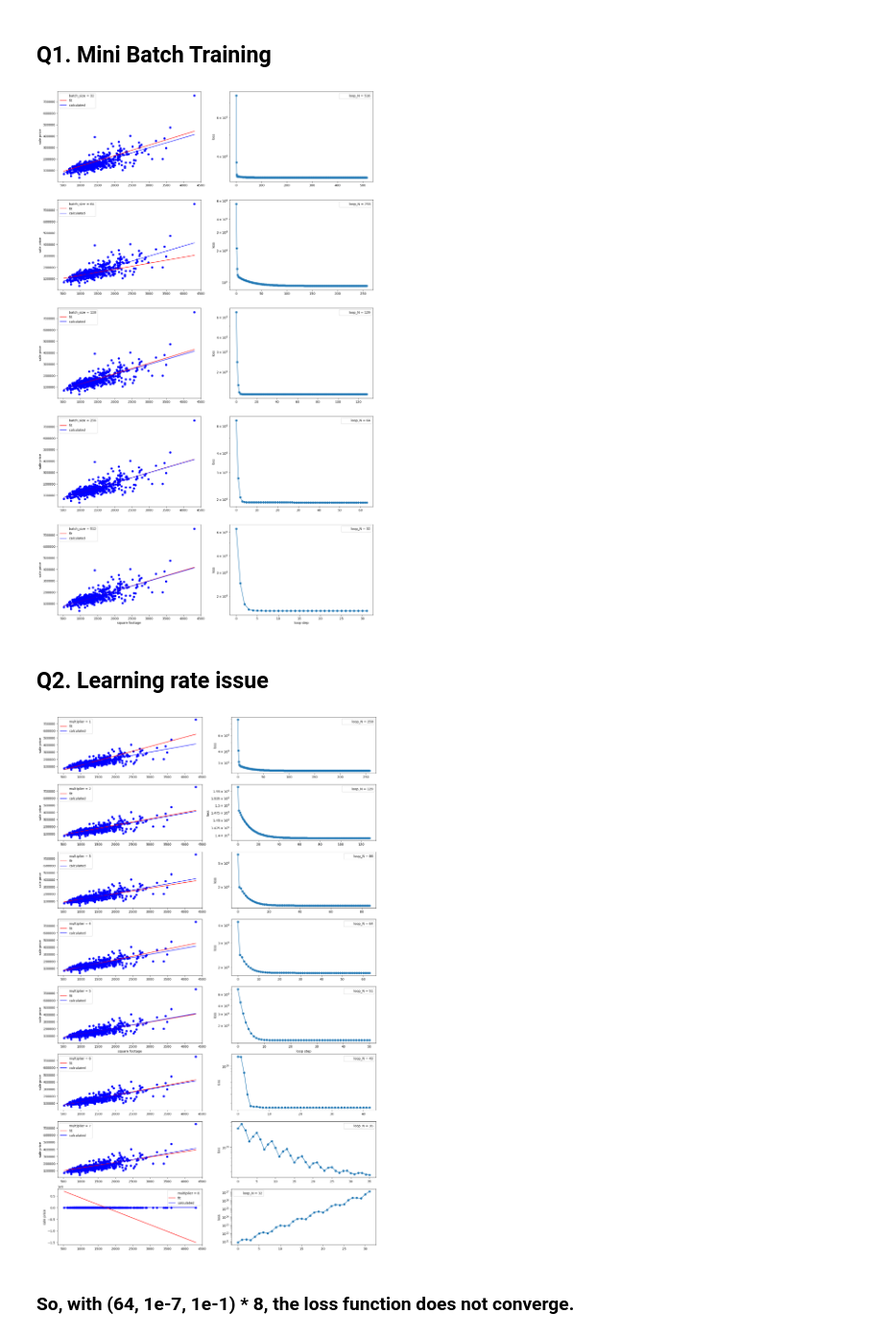
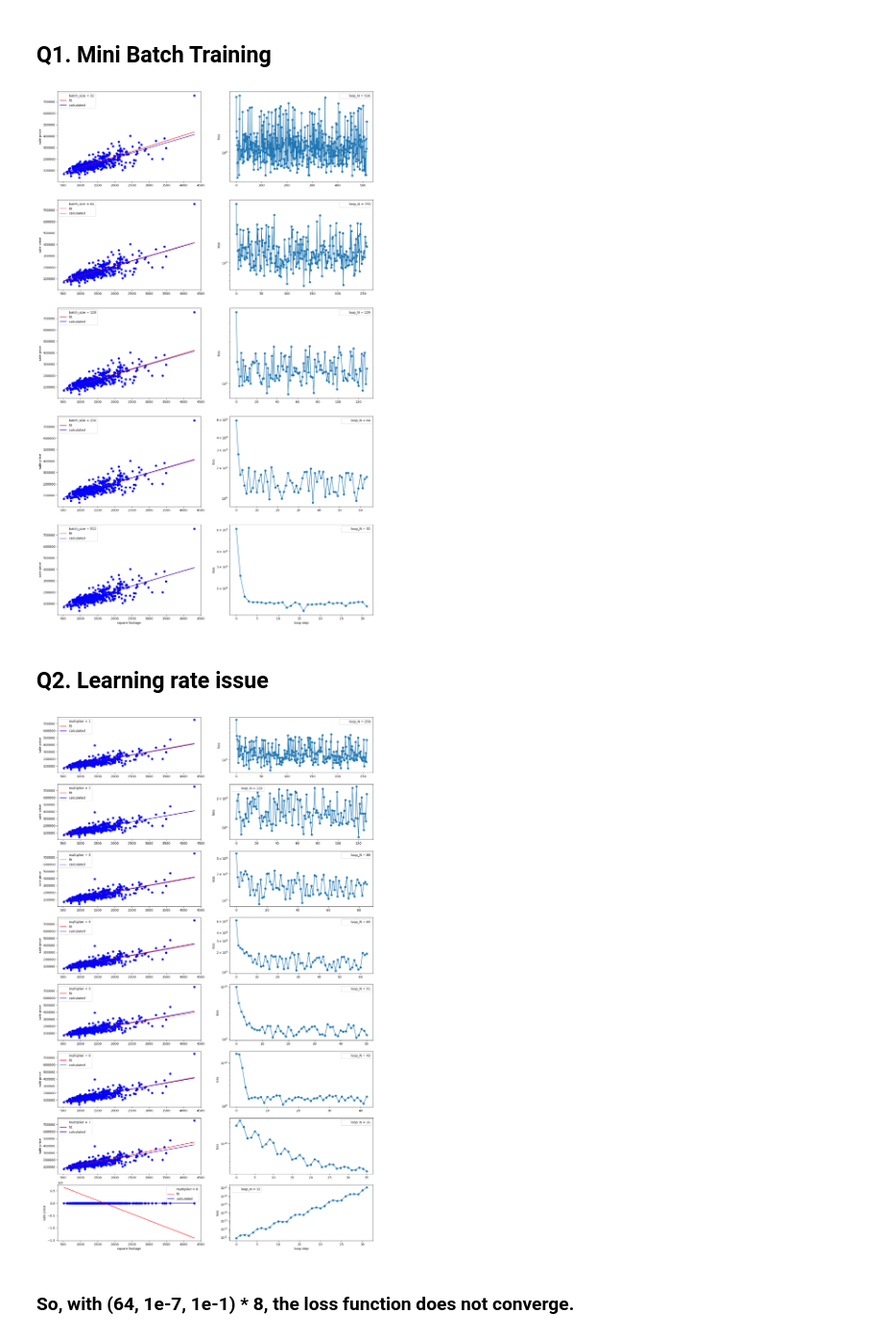
Before and after one commit to btrungvo/ai-science-training-series, a Jupyter notebook: 01_intro_AI_on_Supercomputer/2024-02-07_TrungVoHomeWork_Session1.ipynb, the cells around one changed output. Shown at 96% size. Drawn from its saved outputs; the diff is of its cells as text; code cells hidden in the pictures.

```diff
--- a/01_intro_AI_on_Supercomputer/2024-02-07_TrungVoHomeWork_Session1.ipynb
+++ b/01_intro_AI_on_Supercomputer/2024-02-07_TrungVoHomeWork_Session1.ipynb
@@ -81,11 +81,10 @@ loop_N = [0]*5
 
 for j, batch_size in enumerate(batch_sizes):
     loop_N[j] = 30*len(data['GrLivArea'])//batch_size
-    data_batch = data.sample(batch_size)
-    data_x = data_batch['GrLivArea'].to_numpy()
-    data_y = data_batch['SalePrice'].to_numpy()
-
     for i in range(loop_N[j]):
+        data_batch = data.sample(batch_size)
+        data_x = data_batch['GrLivArea'].to_numpy()
+        data_y = data_batch['SalePrice'].to_numpy()
         # update our slope and intercept based on the current values
         m[j] = updated_m(data_x, data_y, m[j], b[j], learning_rate_m)
         b[j] = updated_b(data_x, data_y, m[j], b[j], learning_rate_b)
@@ -130,7 +129,7 @@ for j, batch_size in enumerate(batch_sizes):
 
 plt.show()
 # %% [output]
-[figure, old version]
+[figure, new version]
 # %% [markdown]
 ## Q2. Learning rate issue
 # %%
@@ -146,11 +145,10 @@ for j in range(8):
     learning_rate_m = 1e-7 * mult
     learning_rate_b = 1e-1 * mult
     loop_N[j] = 30*len(data['GrLivArea'])//batch_size
-    data_batch = data.sample(batch_size)
-    data_x = data_batch['GrLivArea'].to_numpy()
-    data_y = data_batch['SalePrice'].to_numpy()
-
     for i in range(loop_N[j]):
+        data_batch = data.sample(batch_size)
+        data_x = data_batch['GrLivArea'].to_numpy()
+        data_y = data_batch['SalePrice'].to_numpy()
         # update our slope and intercept based on the current values
         m[j] = updated_m(data_x, data_y, m[j], b[j], learning_rate_m)
         b[j] = updated_b(data_x, data_y, m[j], b[j], learning_rate_b)
@@ -166,35 +164,35 @@ fig, axs = plt.subplots(8,2, figsize=(18,30), dpi=100)
 # fig.subplots_adjust(hspace=0)
 
 for j in range(8):
     axs[j, 0].plot([], [], label = "multiplier = " + str(j+1), color = 'white')
     axs[j, 1].plot([], [], label = "loop_N = " + str(loop_N[j]), color = 'white')
 
     # lot our usual output
     plot_data(data_x,data_y,m[j],b[j], axs[j, 0])
 
     # here we also plot the calculated linear fit for comparison
     line_x = np.arange(data_x.min(),data_x.max())
     line_y = line_x * m_calc + b_calc
     axs[j, 0].plot(line_x,line_y,'b-',label='calculated')
 
     # add a legend to the plot and x/y labels
     axs[j, 0].legend()
-    if j == 4:
+    if j == 7:
         axs[j, 0].set_xlabel('square footage')
     axs[j, 0].set_ylabel('sale price')
 
     # plot the loss
     loss_x = np.arange(0,len(loss_history[j]))
     loss_y = np.asarray(loss_history[j])
     axs[j, 1].plot(loss_x,loss_y, 'o-')
     axs[j, 1].set_yscale('log')
-    if j == 4:
+    if j == 7:
         axs[j, 1].set_xlabel('loop step')
     axs[j, 1].set_ylabel('loss')
     axs[j, 1].legend()
 
 plt.show()
 # %% [output]
-[figure, old version]
+[figure, new version]
 # %% [markdown]
 ### So, with (64, 1e-7, 1e-1) * 8, the loss function does not converge.
```
Also changed, not shown: parts of 1 cell of this notebook.
